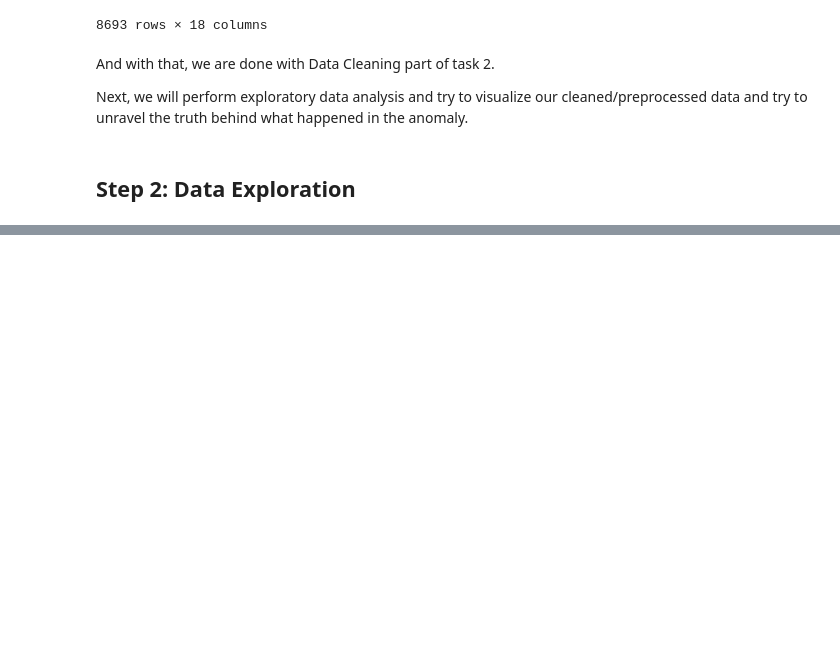
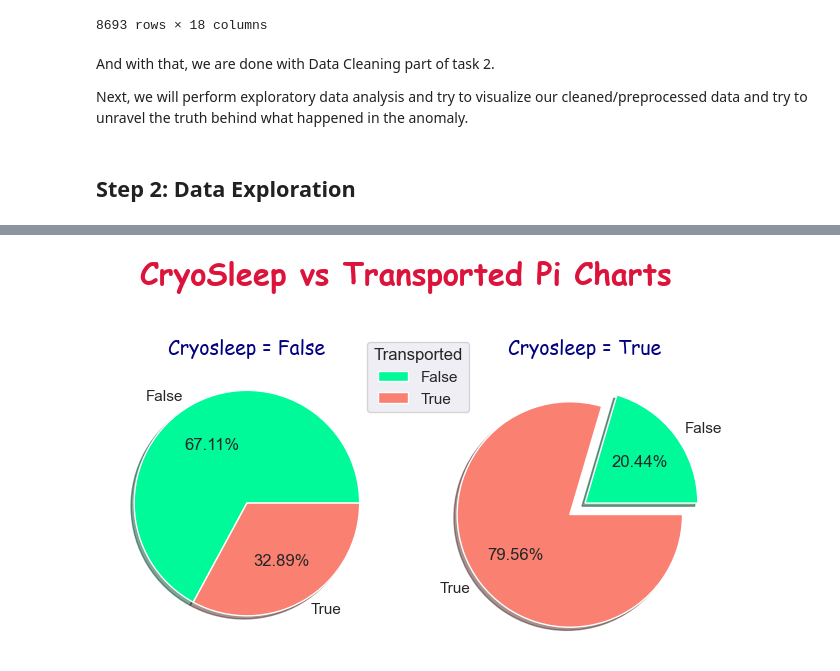
Before and after one commit to bestboybest/OlympusTech3.0--AstroGoodBoy, a Jupyter notebook: Task2/AstroGoodBoy_notebook_cleaning.ipynb, the cells around one changed output, grey strips where cells are left out. Cells and saved outputs as stored; diff of their text form; code cells hidden in the pictures; blank space fills up the shorter version.

```diff
--- a/Task2/AstroGoodBoy_notebook_cleaning.ipynb
+++ b/Task2/AstroGoodBoy_notebook_cleaning.ipynb
@@ -1242,0 +1271,22 @@ plt.show()
+# %%
+#Pie charts of passengers transported based on cryosleep status
+
+plt.figure(figsize = (8, 5), dpi = 100)
+plt.suptitle('CryoSleep vs Transported Pi Charts', weight = 'bold', color = 'crimson', fontname = 'Comic Sans MS', size = 22)
+
+subHeadFont = {'color': 'navy', 'name':'Comic Sans MS'}
+
+plt.subplot(1, 2, 1)
+plt.title('Cryosleep = False', fontdict = subHeadFont, size = 14)
+plt.pie(cleanData[cleanData['CryoSleep'] == False]['Transported'].value_counts(), labels = {False, True}, colors = {'salmon', 'mediumspringgreen'}, shadow = True, autopct = '%.2f%%')
+
+plt.subplot(1, 2, 2)
+plt.title('Cryosleep = True', fontdict = subHeadFont, size = 14)
+plt.pie(cleanData[cleanData['CryoSleep'] == True]['Transported'].value_counts(ascending = True), labels = {True, False}, colors = {'mediumspringgreen', 'salmon'}, explode = {0, 0.169}, shadow = True, autopct = '%.2f%%')
+
+plt.legend(title = 'Transported', loc = 'upper left', bbox_to_anchor = (-0.3, 1.1))
+
+plt.savefig(saveDir + 'CryoSleep2.jpeg', dpi = 150)
+plt.show()
+# %% [output]
+[figure, added]
```
Also changed, not shown: parts of 4 cells of this notebook, 2 other files.
